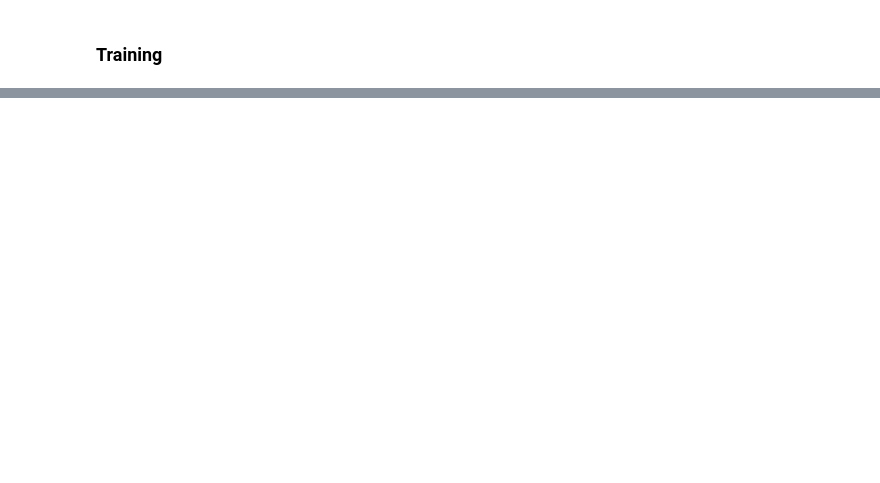
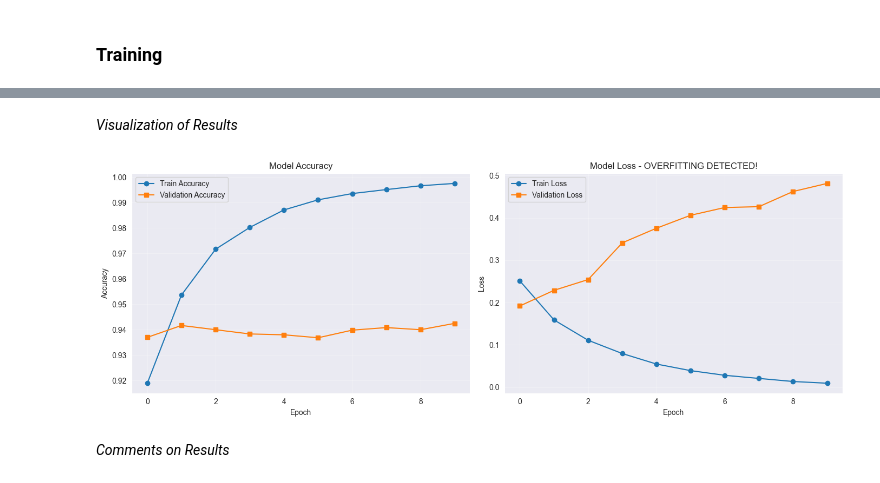
Before and after one commit to prestonhemmy/news-classifier, a Jupyter notebook: notebooks/02_bert_tutorial.ipynb, the cells around one changed output, grey strips where cells are left out. Saved outputs shown, nothing was run; the diff lists cells and outputs as text; code cells hidden in the pictures; blank space fills up the shorter version.

Commit message:
docs: add training section to BERT tutorial notebook

```diff
--- a/notebooks/02_bert_tutorial.ipynb
+++ b/notebooks/02_bert_tutorial.ipynb
@@ -373,7 +399,7 @@ class TopicClassifier(nn.Module):
     def __init__(self, n_classes):
         super(TopicClassifier, self).__init__()
         self.bert = BertModel.from_pretrained(PRE_TRAINED_MODEL_NAME)
-        self.drop = nn.Dropout(p=0.3) # probability of dropping
+        self.drop = nn.Dropout(p=0.5) # probability of dropping
         self.out = nn.Linear(self.bert.config.hidden_size, n_classes)
 
     def forward(self, input_ids, attention_mask):
@@ -448,12 +474,14 @@ tensor([[0.1536, 0.1790, 0.4545, 0.2129],
 # %% [markdown]
 ### Training
 # %%
-from transformers import AdamWeightDecay as Adam, get_linear_schedule_with_warmup
+from torch.optim import AdamW
+from transformers import get_linear_schedule_with_warmup
 
 EPOCHS = 10
 
-optimizer = Adam(model.parameters(), lr=2e-5, correct_bias=False)
+optimizer = AdamW(model.parameters(), lr=2e-5)
 total_steps = len(train_data_loader) * EPOCHS
+print(total_steps)
 
 scheduler = get_linear_schedule_with_warmup(
     optimizer,
@@ -475,0 +690,44 @@ def train_epoch(
+# %% [markdown]
+*Visualization of Results*
+# %%
+import matplotlib.pyplot as plt
+import numpy as np
+
+# convert tensors to numpy arrays helper function
+def tensor_to_numpy(values):
+    """Convert list of tensors or values to numpy array"""
+    result = []
+    for v in values:
+        if torch.is_tensor(v):
+            result.append(v.cpu().numpy() if v.dim() > 0 else v.cpu().item())
+        else:
+            result.append(v)
+    return np.array(result)
+
+# create the plots (using converted tensors)
+_, axes = plt.subplots(1, 2, figsize=(14, 5))
+
+# accuracy plot
+axes[0].plot(tensor_to_numpy(history['train_acc']), label='Train Accuracy', marker='o')
+axes[0].plot(tensor_to_numpy(history['val_acc']), label='Validation Accuracy', marker='s')
+axes[0].set_xlabel('Epoch')
+axes[0].set_ylabel('Accuracy')
+axes[0].set_title('Model Accuracy')
+axes[0].legend()
+axes[0].grid(True, alpha=0.3)
+
+# loss plot
+axes[1].plot(tensor_to_numpy(history['train_loss']), label='Train Loss', marker='o')
+axes[1].plot(tensor_to_numpy(history['val_loss']), label='Validation Loss', marker='s')
+axes[1].set_xlabel('Epoch')
+axes[1].set_ylabel('Loss')
+axes[1].set_title('Model Loss - OVERFITTING DETECTED!')
+axes[1].legend()
+axes[1].grid(True, alpha=0.3)
+
+plt.tight_layout()
+plt.show()
+# %% [output]
+[figure, added]
+# %% [markdown]
+*Comments on Results*
```
Also changed, not shown: parts of 40 cells of this notebook.
